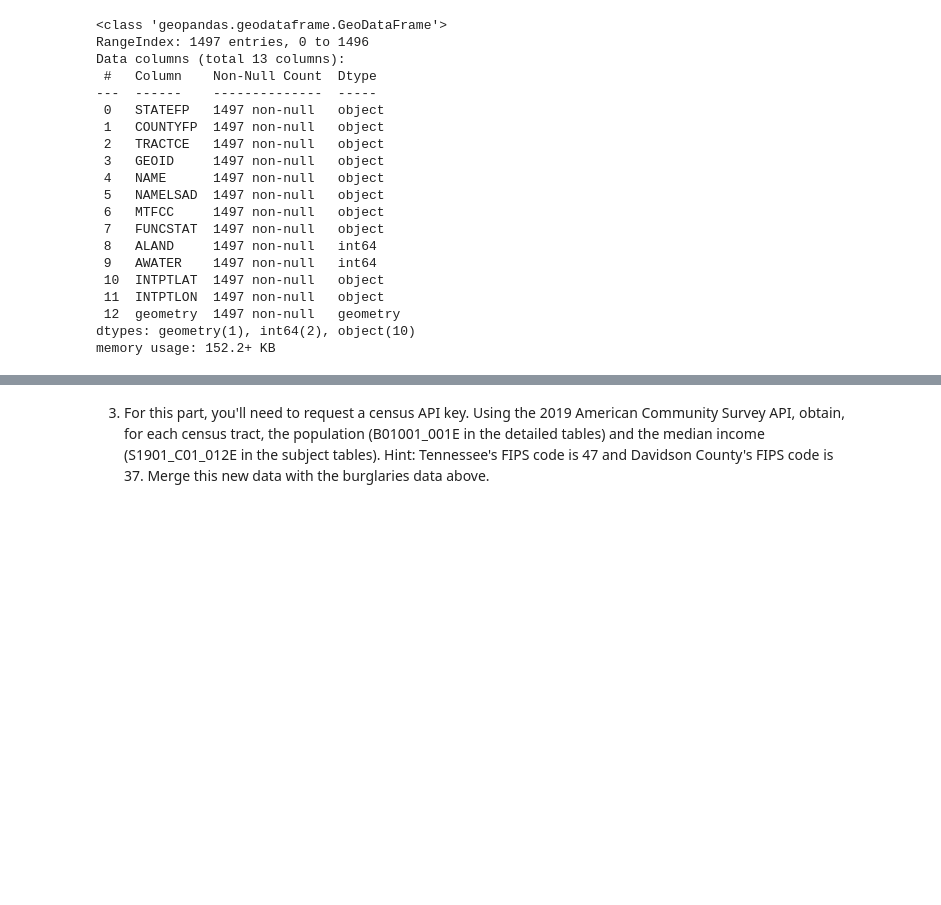
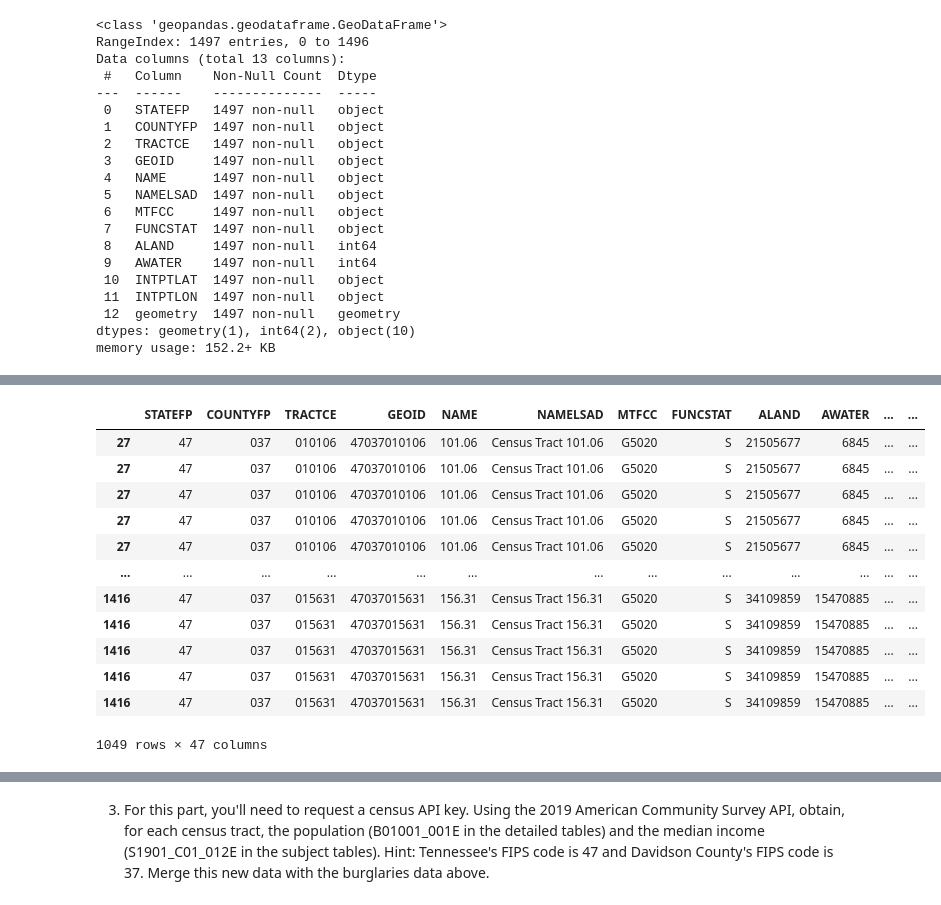
Before and after one commit to nss-data-science-cohort-5/geospatial_api-orange-oscelots, a Jupyter notebook: notebooks/Burglaries in Davidson County.ipynb, the cells around one changed output, grey strips where cells are left out. Drawn from its saved outputs; the diff is of its cells as text; code cells hidden in the pictures; blank space fills up the shorter version.

```diff
--- a/notebooks/Burglaries in Davidson County.ipynb
+++ b/notebooks/Burglaries in Davidson County.ipynb
@@ -127,0 +163,10 @@ dtype: int64
+# %%
+burglary_incident['geometry'] = burglary_incident.apply(lambda x: Point((x.longitude,
+                                                                         x.latitude)),
+                                                        axis=1)
+#burglary_incident.head(3)
+# %%
+burglary_incident_geo = gpd.GeoDataFrame(burglary_incident,
+                           geometry = burglary_incident['geometry'])
+# %%
+burglary_incident_geo = burglary_incident_geo.set_crs(4326, allow_override=True)
@@ -186,3 +224,4 @@ TypeError: must be real number, not str
 # %%
-incidents_by_tract = gpd.sjoin(census_tract, geo_burglary_incident, op = 'within')
+incidents_by_tract = gpd.sjoin(census_tract, burglary_incident_geo)
+incidents_by_tract.head(3)
 # %% [output]
@@ -189,0 +270,16 @@ NameError: name 'geo_burglary_incident' is not defined
+# %%
+incidents_by_tract
+# %% [output]
+|  | STATEFP | COUNTYFP | TRACTCE | GEOID | NAME | NAMELSAD | MTFCC | FUNCSTAT | ALAND | AWATER | ... | ... |
+| 27 | 47 | 037 | 010106 | 47037010106 | 101.06 | Census Tract 101.06 | G5020 | S | 21505677 | 6845 | ... | ... |
+| 27 | 47 | 037 | 010106 | 47037010106 | 101.06 | Census Tract 101.06 | G5020 | S | 21505677 | 6845 | ... | ... |
+| 27 | 47 | 037 | 010106 | 47037010106 | 101.06 | Census Tract 101.06 | G5020 | S | 21505677 | 6845 | ... | ... |
+| 27 | 47 | 037 | 010106 | 47037010106 | 101.06 | Census Tract 101.06 | G5020 | S | 21505677 | 6845 | ... | ... |
+| 27 | 47 | 037 | 010106 | 47037010106 | 101.06 | Census Tract 101.06 | G5020 | S | 21505677 | 6845 | ... | ... |
+| ... | ... | ... | ... | ... | ... | ... | ... | ... | ... | ... | ... | ... |
+| 1416 | 47 | 037 | 015631 | 47037015631 | 156.31 | Census Tract 156.31 | G5020 | S | 34109859 | 15470885 | ... | ... |
+| 1416 | 47 | 037 | 015631 | 47037015631 | 156.31 | Census Tract 156.31 | G5020 | S | 34109859 | 15470885 | ... | ... |
+| 1416 | 47 | 037 | 015631 | 47037015631 | 156.31 | Census Tract 156.31 | G5020 | S | 34109859 | 15470885 | ... | ... |
+| 1416 | 47 | 037 | 015631 | 47037015631 | 156.31 | Census Tract 156.31 | G5020 | S | 34109859 | 15470885 | ... | ... |
+| 1416 | 47 | 037 | 015631 | 47037015631 | 156.31 | Census Tract 156.31 | G5020 | S | 34109859 | 15470885 | ... | ... |
+1049 rows × 47 columns
```
Also changed, not shown: parts of 36 cells of this notebook.
